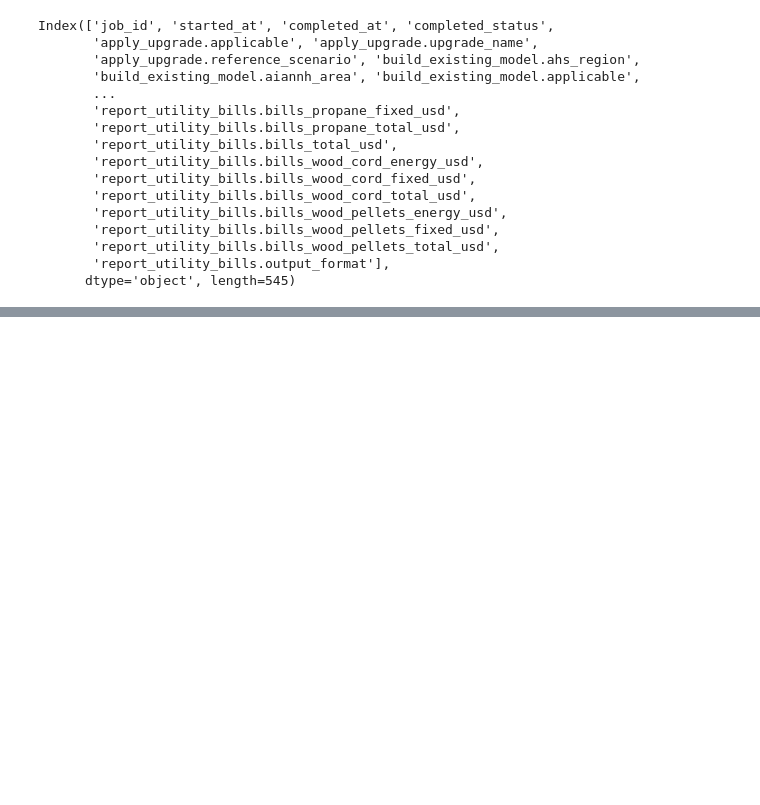
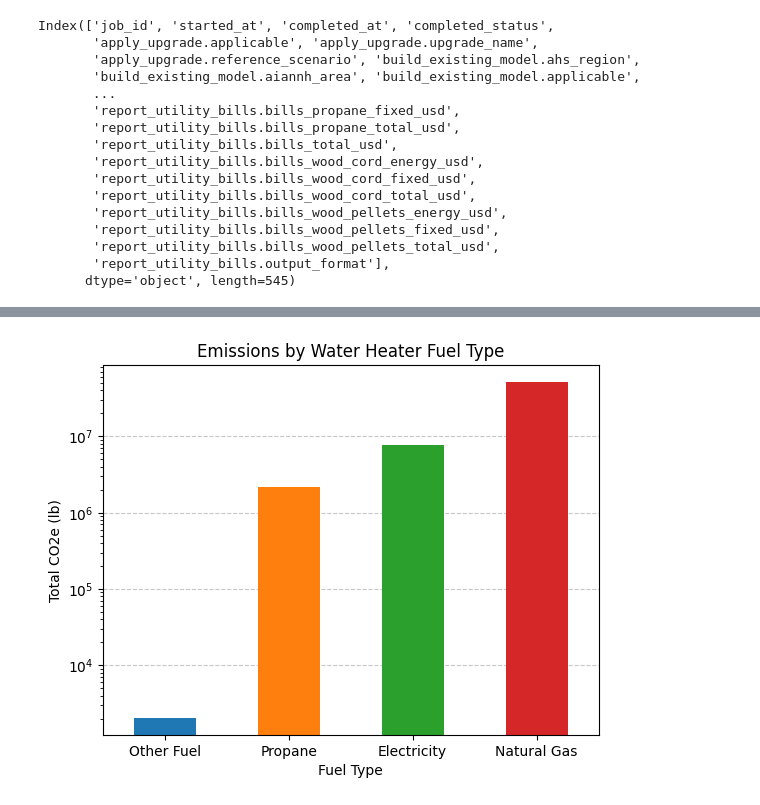
Before and after one commit to NREL/buildstock-query, a Jupyter notebook: example_usage/gashpwh_emissions.ipynb, the cells around one changed output, grey strips where cells are left out. Cells and saved outputs as stored; diff of their text form; code cells hidden in the pictures; blank space fills up the shorter version.

```diff
--- a/example_usage/gashpwh_emissions.ipynb
+++ b/example_usage/gashpwh_emissions.ipynb
@@ -174,0 +164,24 @@ plt.show()
+# %%
+grouped_by_fuel = df.groupby('build_existing_model.water_heater_fuel')['report_simulation_output.emissions_co_2_e_lrmer_mid_case_15_total_lb'].sum()
+
+# Sort the data based on the total values in ascending order
+grouped_sorted = grouped_by_fuel.sort_values()
+
+# Choose a color map
+color_map = plt.cm.get_cmap('tab10')
+
+# Generate bar graph for each group
+ax = grouped_sorted.plot(kind='bar', color=color_map(range(len(grouped_sorted))))
+plt.ylabel('Total CO2e (lb)')
+plt.xlabel('Fuel Type')
+plt.title('Emissions by Water Heater Fuel Type')
+ax.set_xticklabels(grouped_sorted.index, rotation=0)
+# Set y-axis to log scale
+ax.set_yscale('log')
+# Send gridlines behind the bars
+ax.set_axisbelow(True)
+# Show major gridlines
+plt.grid(True, axis='y', linestyle='--', alpha=0.7)
+plt.show()
+# %% [output]
+[figure, added]
```
Also changed, not shown: parts of 12 cells of this notebook, 1 other file.
